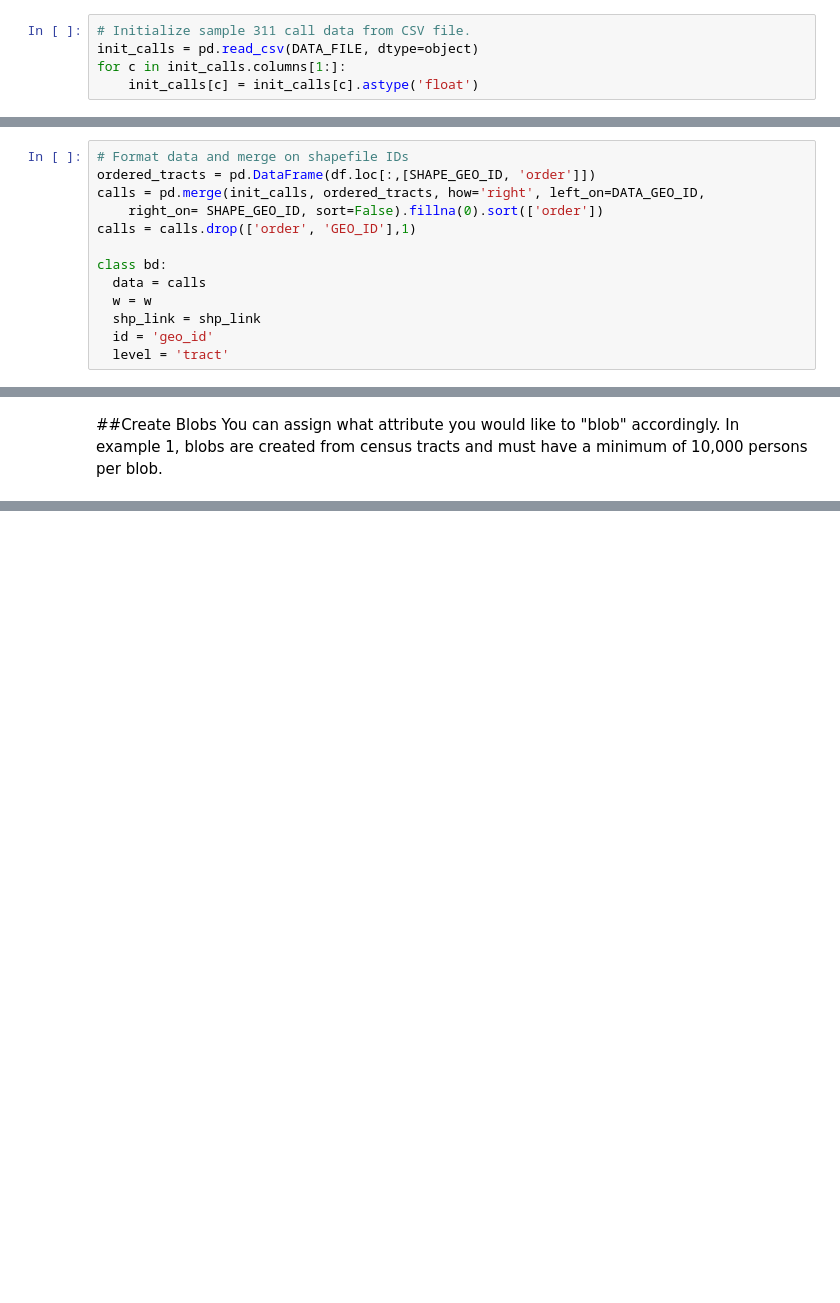
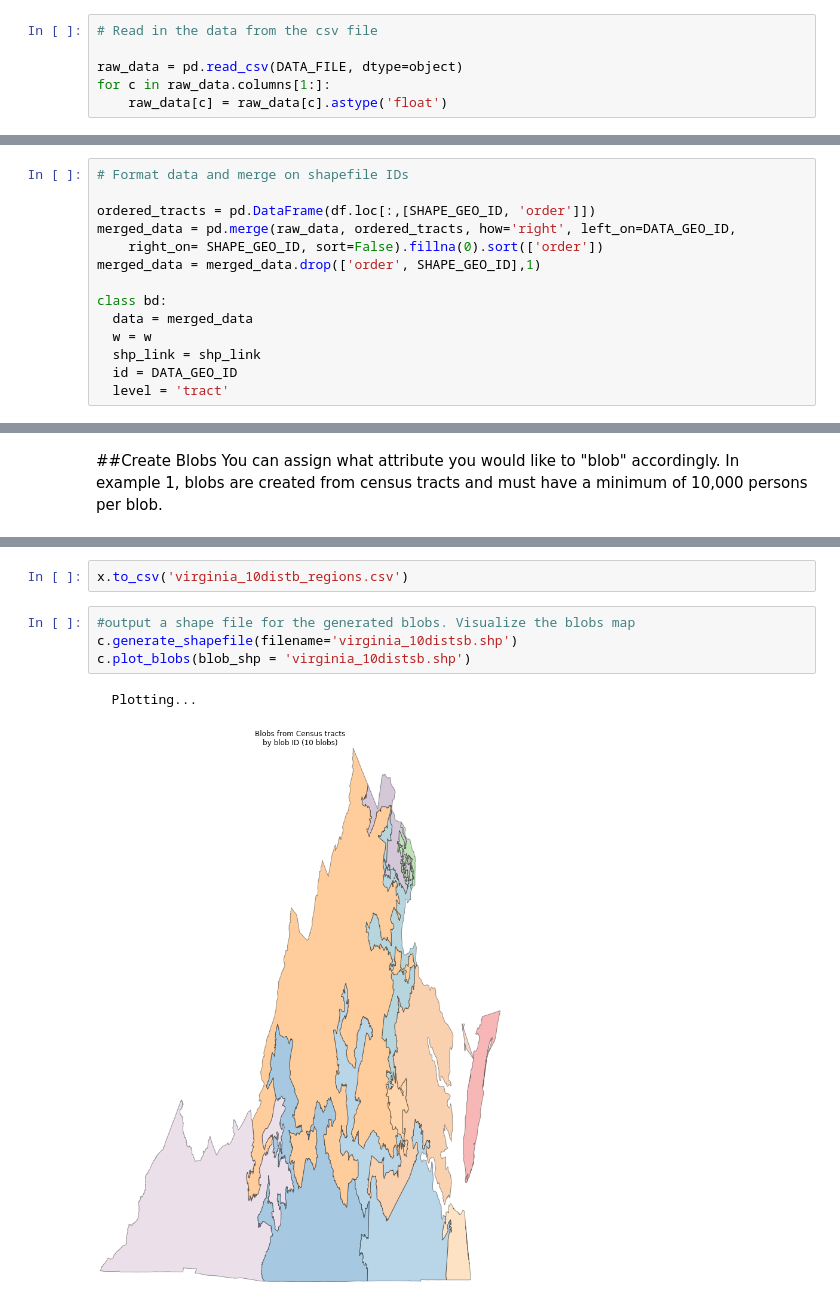
Before and after one commit to ChicagoHarris/blobs, a Jupyter notebook: tutorials/Blob Example-Virginia.ipynb, the cells around one changed output, grey strips where cells are left out. Cells and saved outputs as stored; diff of their text form; blank space fills up the shorter version.

```diff
--- a/tutorials/Blob Example-Virginia.ipynb
+++ b/tutorials/Blob Example-Virginia.ipynb
@@ -44,7 +44,8 @@ if WEIGHT_FILE:
 else:
     w = ps.knnW_from_shapefile(SHAPE_FILE, idVariable=SHAPE_GEO_ID) #KNN vs. Rook
 # %%
-# Initialize sample 311 call data from CSV file.
-init_calls = pd.read_csv(DATA_FILE, dtype=object)
-for c in init_calls.columns[1:]:
-    init_calls[c] = init_calls[c].astype('float')
+# Read in the data from the csv file
+
+raw_data = pd.read_csv(DATA_FILE, dtype=object)
+for c in raw_data.columns[1:]:
+    raw_data[c] = raw_data[c].astype('float')
@@ -69,13 +52,14 @@ init_calls.head()
 # %%
 # Format data and merge on shapefile IDs
+
 ordered_tracts = pd.DataFrame(df.loc[:,[SHAPE_GEO_ID, 'order']])
-calls = pd.merge(init_calls, ordered_tracts, how='right', left_on=DATA_GEO_ID,
+merged_data = pd.merge(raw_data, ordered_tracts, how='right', left_on=DATA_GEO_ID,
     right_on= SHAPE_GEO_ID, sort=False).fillna(0).sort(['order'])
-calls = calls.drop(['order', 'GEO_ID'],1)
+merged_data = merged_data.drop(['order', SHAPE_GEO_ID],1)
 
 class bd:
-  data = calls
+  data = merged_data
   w = w
   shp_link = shp_link
-  id = 'geo_id'
+  id = DATA_GEO_ID
   level = 'tract'
@@ -120,2 +138,11 @@ ValueError: Both *x_transform* and *y_transform* must be 2D affine transforms.
+# %%
+x.to_csv('virginia_10distb_regions.csv')
+# %%
+#output a shape file for the generated blobs. Visualize the blobs map
+c.generate_shapefile(filename='virginia_10distsb.shp')
+c.plot_blobs(blob_shp = 'virginia_10distsb.shp')
+# %% [output]
+  Plotting...
+[figure, added]
 # %%
 #output a shape file for the generated blobs. Visualize the blobs map
```
Also changed, not shown: parts of 26 cells of this notebook.
